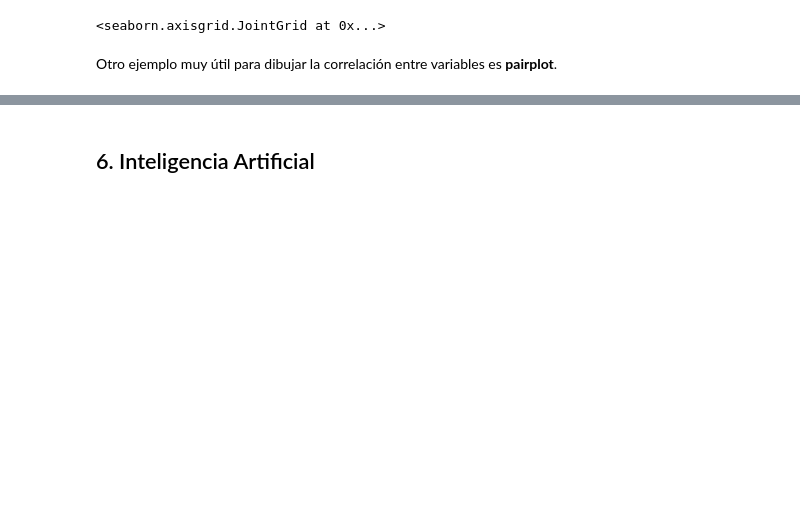
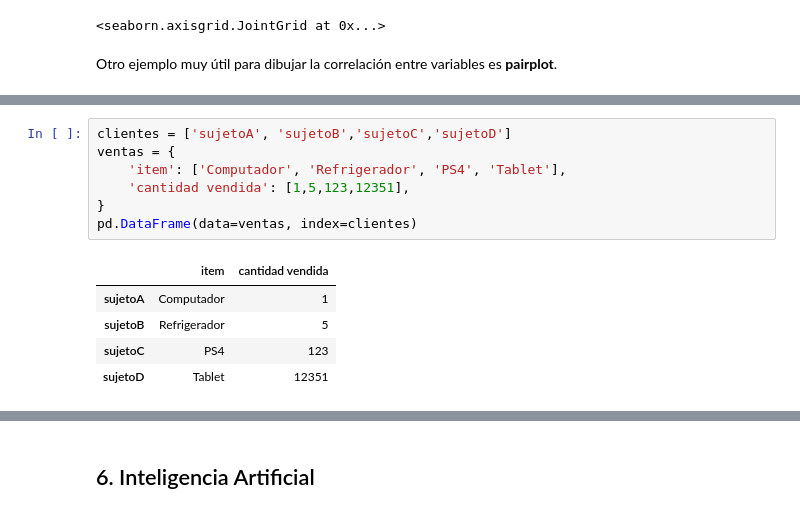
Before and after one commit to Rickiwasho/Arquitectura-software, a Jupyter notebook: tutoriales/python/python-essentials.ipynb, the cells around one changed output, grey strips where cells are left out. Saved outputs shown, nothing was run; the diff lists cells and outputs as text; blank space fills up the shorter version.

```diff
--- a/tutoriales/python/python-essentials.ipynb
+++ b/tutoriales/python/python-essentials.ipynb
@@ -1329,0 +1358,13 @@ sns.pairplot(data);
+# %%
+clientes = ['sujetoA', 'sujetoB','sujetoC','sujetoD']
+ventas = {
+    'item': ['Computador', 'Refrigerador', 'PS4', 'Tablet'],
+    'cantidad vendida': [1,5,123,12351],
+}
+pd.DataFrame(data=ventas, index=clientes)
+# %% [output]
+|  | item | cantidad vendida |
+| sujetoA | Computador | 1 |
+| sujetoB | Refrigerador | 5 |
+| sujetoC | PS4 | 123 |
+| sujetoD | Tablet | 12351 |
```
Also changed, not shown: parts of 39 cells of this notebook.
